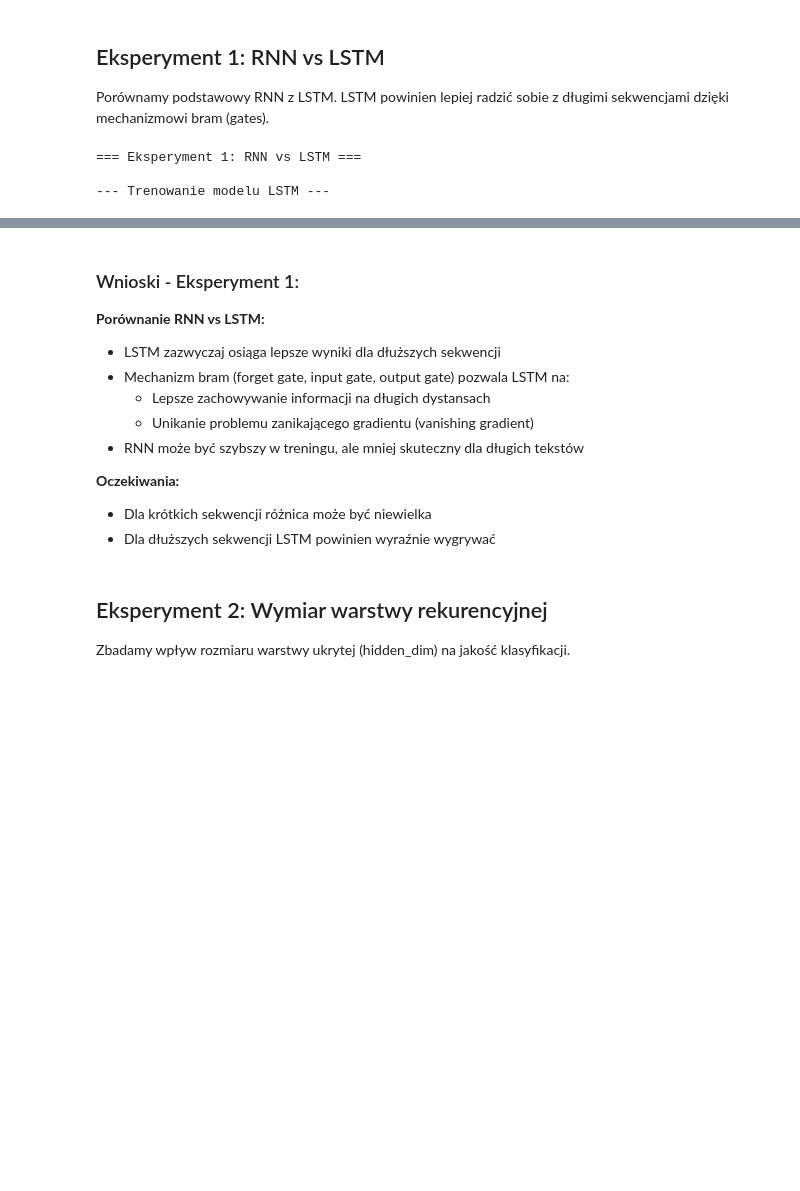
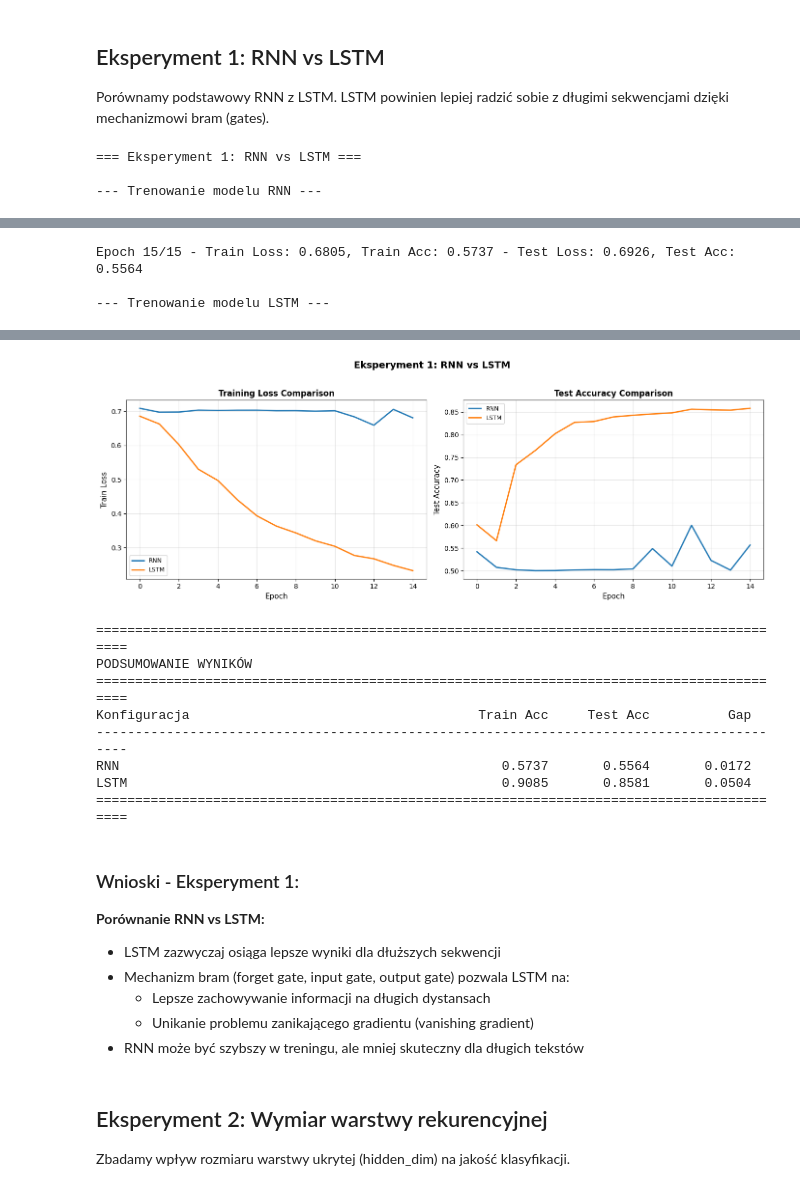
Before and after one commit to mikolaj-olesinski/NeuralNetworks, a Jupyter notebook: cw7/cw7_sieci.ipynb, the cells around one changed output, grey strips where cells are left out. Cells and saved outputs as stored; diff of their text form; code cells hidden in the pictures; blank space fills up the shorter version.

```diff
--- a/cw7/cw7_sieci.ipynb
+++ b/cw7/cw7_sieci.ipynb
@@ -518,30 +521,28 @@ Porównamy podstawowy RNN z LSTM. LSTM powinien lepiej radzić sobie z długimi
 print("\n=== Eksperyment 1: RNN vs LSTM ===")
 
 results_rnn_type = []
-rnn_types = ['LSTM', 'RNN']
+rnn_types = ['RNN', 'LSTM']
 
-# Używamy średniej długości sekwencji (dla RNN to wciąż wyzwanie, ale LSTM sobie poradzi)
 MAX_LEN = 200
 
 for rnn_type in rnn_types:
     print(f"\n--- Trenowanie modelu {rnn_type} ---")
 
-    # Przygotuj dane
     train_loader, test_loader = create_data_loaders(
         train_data, train_labels, test_data, test_labels,
         max_len=MAX_LEN, batch_size=BATCH_SIZE, subset_size=TRAIN_SUBSET
     )
 
-    # Utwórz model z nowymi parametrami
+
     model = SentimentRNN(
         vocab_size=VOCAB_SIZE,
         embed_dim=EMBED_DIM,
         hidden_dim=HIDDEN_DIM,
         output_dim=OUTPUT_DIM,
         rnn_type=rnn_type,
-        num_layers=NUM_LAYERS,      # Nowy parametr
-        bidirectional=BIDIRECTIONAL, # Nowy parametr
-        dropout=DROPOUT             # Nowy parametr
+        num_layers=NUM_LAYERS,
+        bidirectional=BIDIRECTIONAL,
+        dropout=DROPOUT
     )
 
     # Trenuj
@@ -550,14 +551,13 @@ for rnn_type in rnn_types:
     )
 
     results_rnn_type.append({
-        'label': f'{rnn_type} (Bi-Dir)',
+        'label': f'{rnn_type}',
         'history': history
     })
 
-# Wyświetlanie wyników (zakładam, że masz te funkcje zdefiniowane wcześniej)
-plot_comparison(results_rnn_type, "Eksperyment 1: RNN vs LSTM (Bidirectional)")
+plot_comparison(results_rnn_type, "Eksperyment 1: RNN vs LSTM")
 print_summary_table(results_rnn_type)
 # %% [output]
 === Eksperyment 1: RNN vs LSTM ===
 
---- Trenowanie modelu LSTM ---
+--- Trenowanie modelu RNN ---
@@ -563,0 +566,3 @@ print_summary_table(results_rnn_type)
+Epoch 15/15 - Train Loss: 0.6805, Train Acc: 0.5737 - Test Loss: 0.6926, Test Acc: 0.5564
+
+--- Trenowanie modelu LSTM ---
@@ -564,3 +572,12 @@ print_summary_table(results_rnn_type)
+[figure, added]
+==========================================================================================
+PODSUMOWANIE WYNIKÓW
+==========================================================================================
+Konfiguracja                                     Train Acc     Test Acc          Gap
+------------------------------------------------------------------------------------------
+RNN                                                 0.5737       0.5564       0.0172
+LSTM                                                0.9085       0.8581       0.0504
+==========================================================================================
 # %% [markdown]
 ### Wnioski - Eksperyment 1:
 
@@ -570,10 +587,6 @@ print_summary_table(results_rnn_type)
   - Lepsze zachowywanie informacji na długich dystansach
   - Unikanie problemu zanikającego gradientu (vanishing gradient)
 - RNN może być szybszy w treningu, ale mniej skuteczny dla długich tekstów
-
-**Oczekiwania:**
-- Dla krótkich sekwencji różnica może być niewielka
-- Dla dłuższych sekwencji LSTM powinien wyraźnie wygrywać
 # %% [markdown]
 ## Eksperyment 2: Wymiar warstwy rekurencyjnej
 
```
Also changed, not shown: parts of 19 cells of this notebook.
